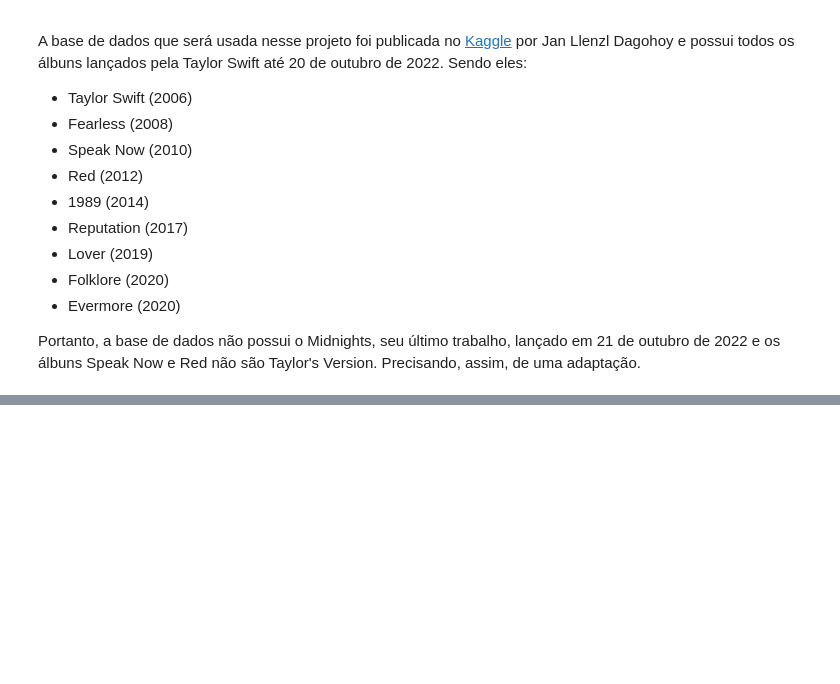
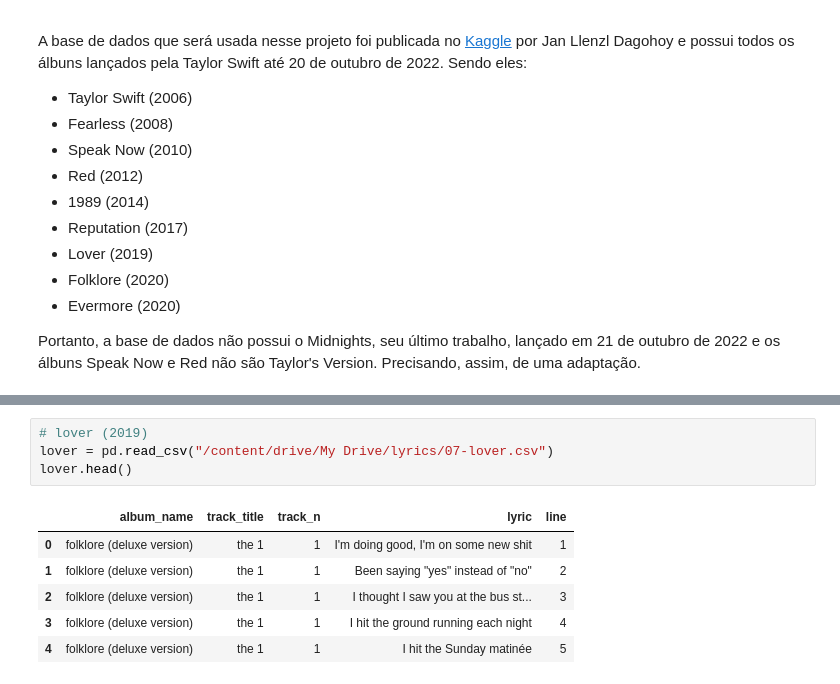
Before and after one commit to gardeniaestevam/analise-letras-taylor-swift, a Jupyter notebook: analise_letras_taylor_swift.ipynb, the cells around one changed output, grey strips where cells are left out. Drawn from its saved outputs; the diff is of its cells as text; blank space fills up the shorter version.

```diff
--- a/analise_letras_taylor_swift.ipynb
+++ b/analise_letras_taylor_swift.ipynb
@@ -73,0 +98,11 @@ fl.head()
+# %%
+# lover (2019)
+lover = pd.read_csv("/content/drive/My Drive/lyrics/07-lover.csv")
+lover.head()
+# %% [output]
+|  | album_name | track_title | track_n | lyric | line |
+| 0 | folklore (deluxe version) | the 1 | 1 | I'm doing good, I'm on some new shit | 1 |
+| 1 | folklore (deluxe version) | the 1 | 1 | Been saying "yes" instead of "no" | 2 |
+| 2 | folklore (deluxe version) | the 1 | 1 | I thought I saw you at the bus st... | 3 |
+| 3 | folklore (deluxe version) | the 1 | 1 | I hit the ground running each night | 4 |
+| 4 | folklore (deluxe version) | the 1 | 1 | I hit the Sunday matinée | 5 |
```
Also changed, not shown: parts of 25 cells of this notebook.
